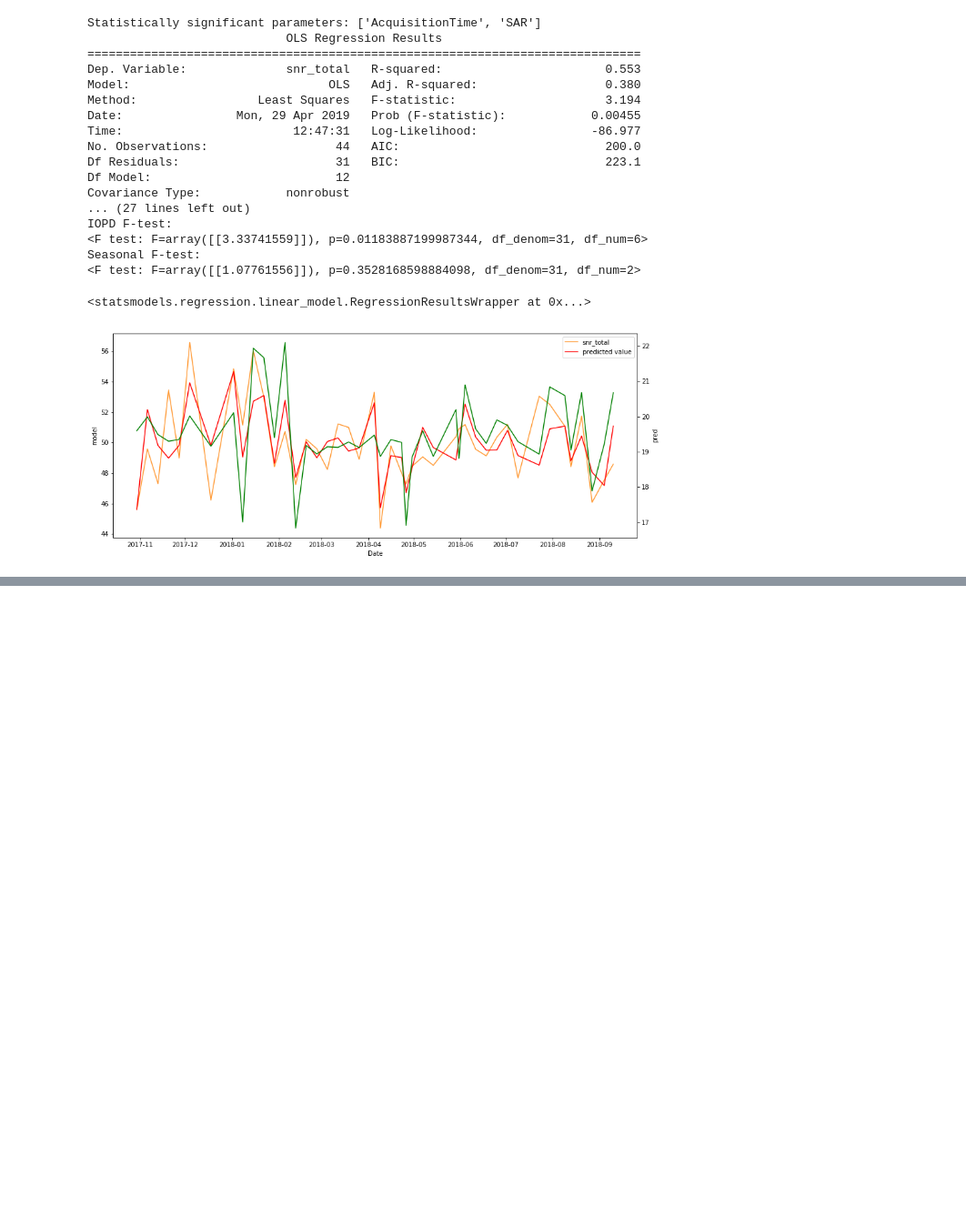
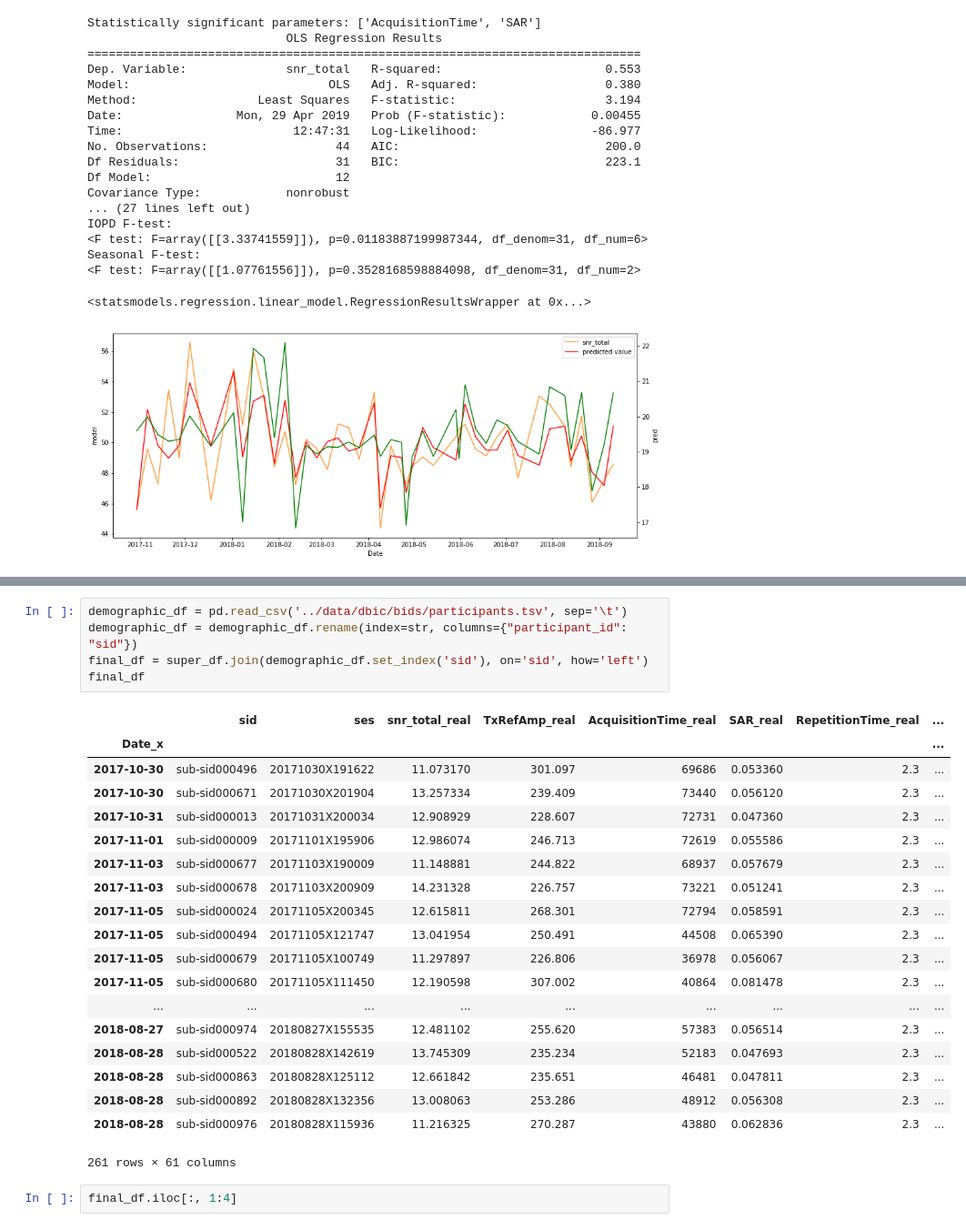
Before and after one commit to proj-nuisance/nuisance, a Jupyter notebook: ipy/nuisance.ipynb, the cells around one changed output, grey strips where cells are left out. Shown at 91% size. Cells and saved outputs as stored; diff of their text form; blank space fills up the shorter version.

```diff
--- a/ipy/nuisance.ipynb
+++ b/ipy/nuisance.ipynb
@@ -378,0 +388,27 @@ df_reindexed.interpolate(method='time')
+# %%
+demographic_df = pd.read_csv('../data/dbic/bids/participants.tsv', sep='\t')
+demographic_df = demographic_df.rename(index=str, columns={"participant_id": "sid"})
+final_df = super_df.join(demographic_df.set_index('sid'), on='sid', how='left')
+final_df
+# %% [output]
+|  | sid | ses | snr_total_real | TxRefAmp_real | AcquisitionTime_real | SAR_real | RepetitionTime_real | ... |
+| Date_x |  |  |  |  |  |  |  | ... |
+| 2017-10-30 | sub-sid000496 | 20171030X191622 | 11.073170 | 301.097 | 69686 | 0.053360 | 2.3 | ... |
+| 2017-10-30 | sub-sid000671 | 20171030X201904 | 13.257334 | 239.409 | 73440 | 0.056120 | 2.3 | ... |
+| 2017-10-31 | sub-sid000013 | 20171031X200034 | 12.908929 | 228.607 | 72731 | 0.047360 | 2.3 | ... |
+| 2017-11-01 | sub-sid000009 | 20171101X195906 | 12.986074 | 246.713 | 72619 | 0.055586 | 2.3 | ... |
+| 2017-11-03 | sub-sid000677 | 20171103X190009 | 11.148881 | 244.822 | 68937 | 0.057679 | 2.3 | ... |
+| 2017-11-03 | sub-sid000678 | 20171103X200909 | 14.231328 | 226.757 | 73221 | 0.051241 | 2.3 | ... |
+| 2017-11-05 | sub-sid000024 | 20171105X200345 | 12.615811 | 268.301 | 72794 | 0.058591 | 2.3 | ... |
+| 2017-11-05 | sub-sid000494 | 20171105X121747 | 13.041954 | 250.491 | 44508 | 0.065390 | 2.3 | ... |
+| 2017-11-05 | sub-sid000679 | 20171105X100749 | 11.297897 | 226.806 | 36978 | 0.056067 | 2.3 | ... |
+| 2017-11-05 | sub-sid000680 | 20171105X111450 | 12.190598 | 307.002 | 40864 | 0.081478 | 2.3 | ... |
+| ... | ... | ... | ... | ... | ... | ... | ... | ... |
+| 2018-08-27 | sub-sid000974 | 20180827X155535 | 12.481102 | 255.620 | 57383 | 0.056514 | 2.3 | ... |
+| 2018-08-28 | sub-sid000522 | 20180828X142619 | 13.745309 | 235.234 | 52183 | 0.047693 | 2.3 | ... |
+| 2018-08-28 | sub-sid000863 | 20180828X125112 | 12.661842 | 235.651 | 46481 | 0.047811 | 2.3 | ... |
+| 2018-08-28 | sub-sid000892 | 20180828X132356 | 13.008063 | 253.286 | 48912 | 0.056308 | 2.3 | ... |
+| 2018-08-28 | sub-sid000976 | 20180828X115936 | 11.216325 | 270.287 | 43880 | 0.062836 | 2.3 | ... |
+261 rows × 61 columns
+# %%
+final_df.iloc[:, 1:4]
```
Also changed, not shown: parts of 6 cells of this notebook.
